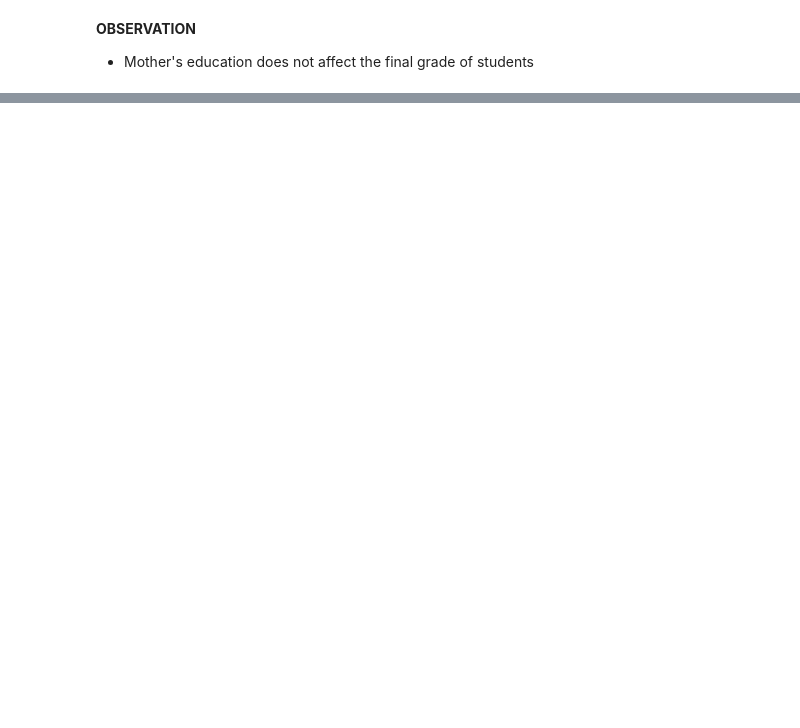
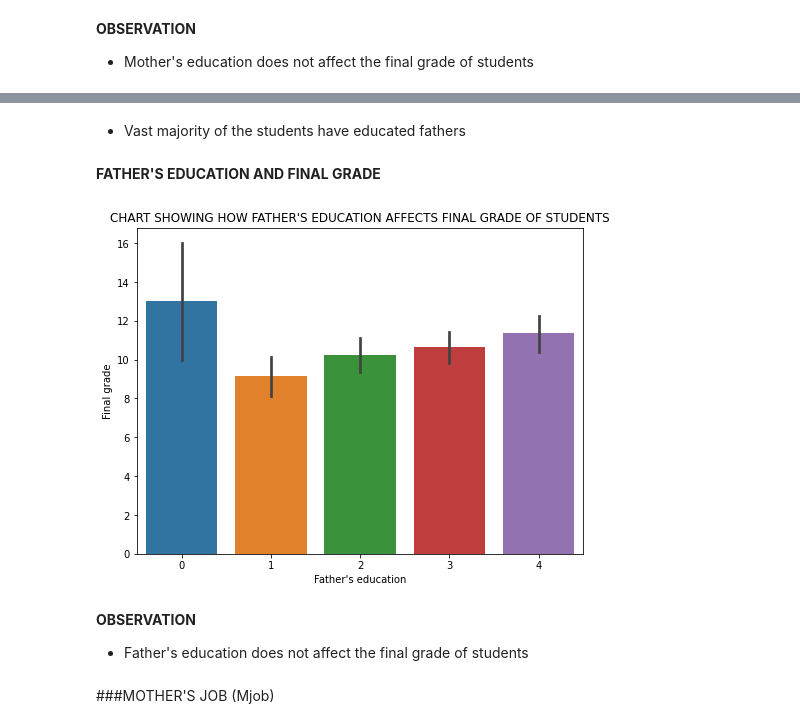
Before and after one commit to devchoplife/Students-grades, a Jupyter notebook: portuguese_students_grade_analysis.ipynb, the cells around one changed output, grey strips where cells are left out. Cells and saved outputs as stored; diff of their text form; code cells hidden in the pictures; blank space fills up the shorter version.

```diff
--- a/portuguese_students_grade_analysis.ipynb
+++ b/portuguese_students_grade_analysis.ipynb
@@ -380,0 +394,19 @@ plt.show()
+# %% [markdown]
+* Vast majority of the students have educated fathers
+# %% [markdown]
+**FATHER'S EDUCATION AND FINAL GRADE**
+# %%
+plt.figure(figsize = (8, 6))
+sns.barplot('Fedu', 'G3', data = grades)
+plt.title("CHART SHOWING HOW FATHER'S EDUCATION AFFECTS FINAL GRADE OF STUDENTS")
+plt.xlabel("Father's education")
+plt.ylabel("Final grade")
+plt.show()
+# %% [output]
+[figure, added]
+# %% [markdown]
+**OBSERVATION**
+
+* Father's education does not affect the final grade of students
+# %% [markdown]
+###MOTHER'S JOB (Mjob)
```
Also changed, not shown: parts of 5 cells of this notebook.
